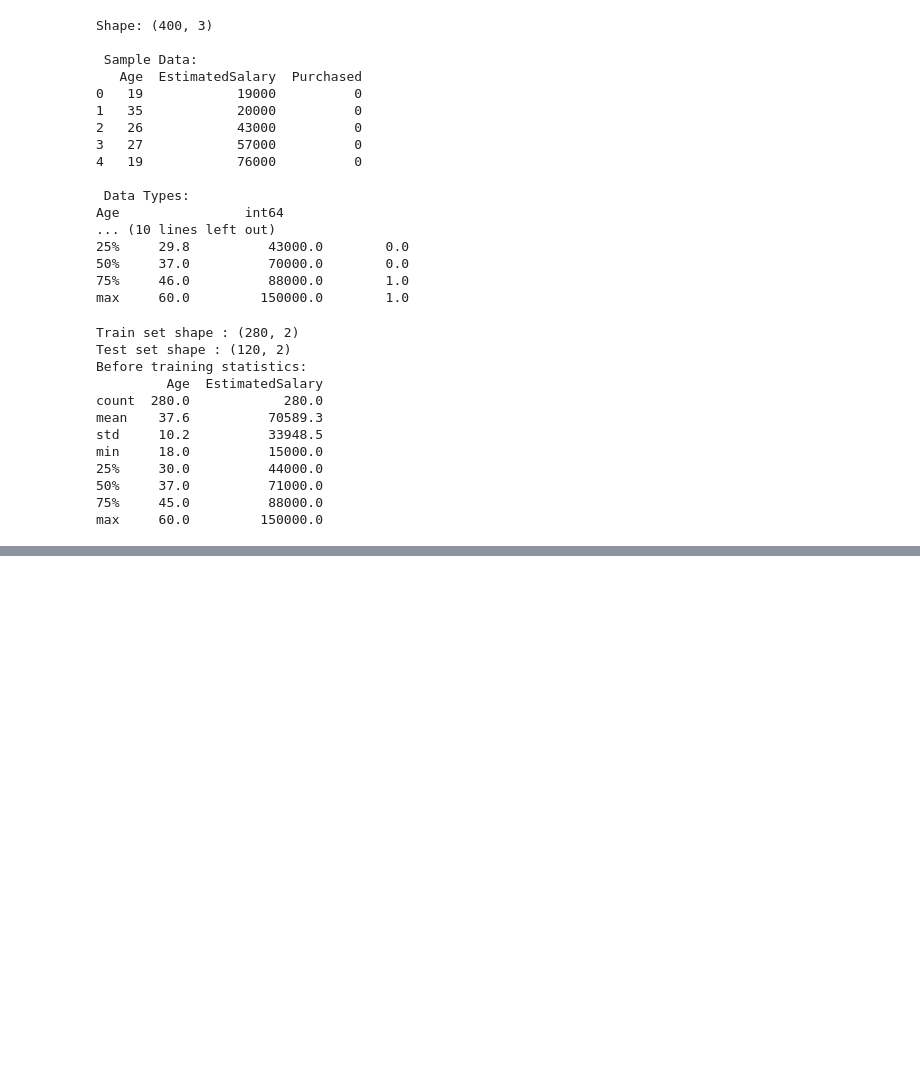
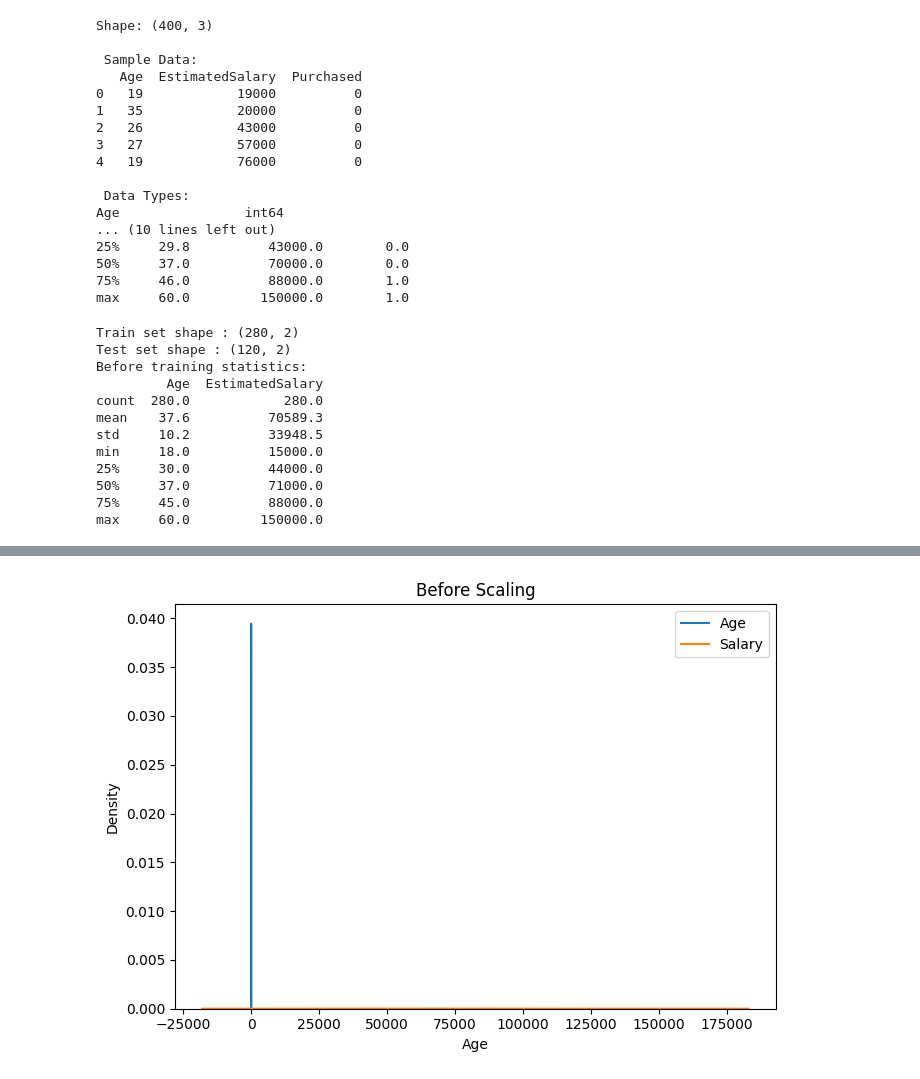
Before and after one commit to kinari3007/100-days-of-Machine-Learning, a Jupyter notebook: Day_24/standardization.ipynb, the cells around one changed output, grey strips where cells are left out. Saved outputs shown, nothing was run; the diff lists cells and outputs as text; code cells hidden in the pictures; blank space fills up the shorter version.

```diff
--- a/Day_24/standardization.ipynb
+++ b/Day_24/standardization.ipynb
@@ -92,0 +135,12 @@ SyntaxError: invalid decimal literal (2375775756.py, line 8)
+# %%
+# KDE before  scaling
+fig, ax = plt.subplots(figsize=(7, 5))
+
+sns.kdeplot(X_train['Age'],             ax=ax, label='Age')
+sns.kdeplot(X_train['EstimatedSalary'], ax=ax, label='Salary')
+ax.set_title('Before Scaling')
+ax.legend()
+plt.tight_layout()
+plt.show()
+# %% [output]
+[figure, added]
```
Also changed, not shown: parts of 10 cells of this notebook.
